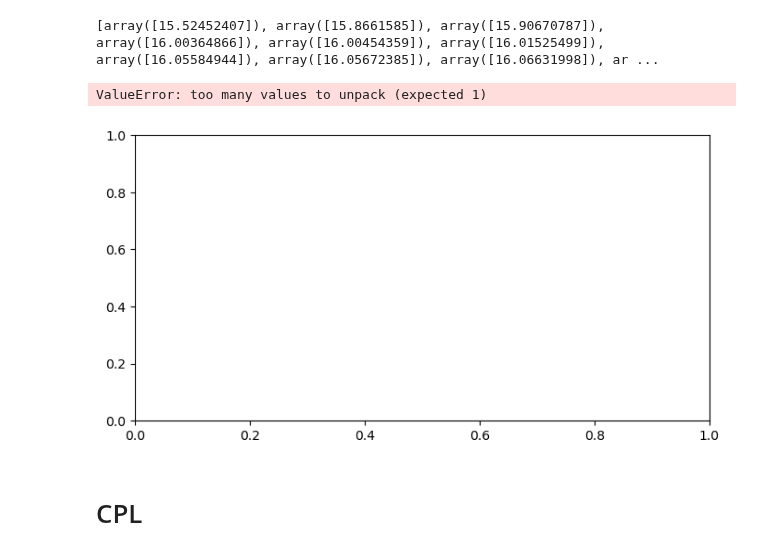
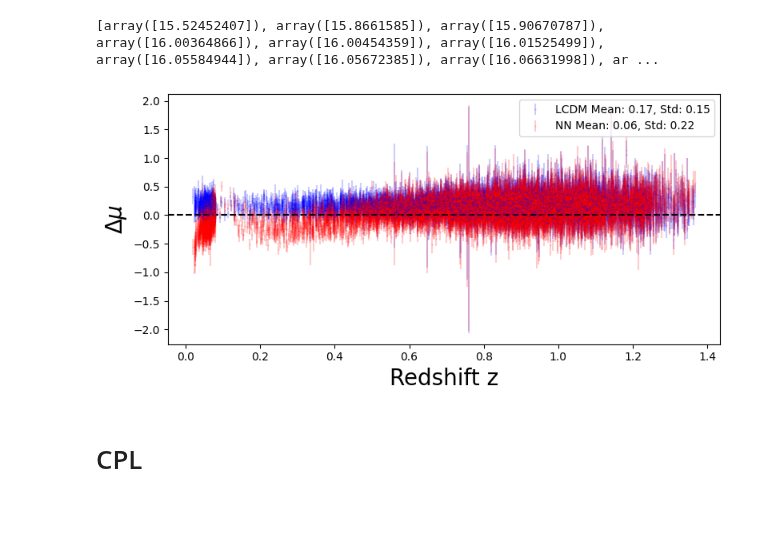
Before and after one commit to igomezv/LSST_DE_neural_reconstruction, a Jupyter notebook: Ayan/2_Large_Data_CPL.ipynb, the cells around one changed output. Saved outputs shown, nothing was run; the diff lists cells and outputs as text; code cells hidden in the pictures; blank space fills up the shorter version.

Commit message:
fix errors in plots

```diff
--- a/Ayan/2_Large_Data_CPL.ipynb
+++ b/Ayan/2_Large_Data_CPL.ipynb
@@ -229,32 +220,31 @@ print(flcdm)
 # %%
 import matplotlib.pyplot as plt
 import seaborn as sns
 
-flcdm_1d = np.array([item for item in flcdm])
+flcdm_1d = np.array([item[0]for item in flcdm])
 flcdm = flcdm_1d
 # Compute residuals
 residuals_lcdm = df_data['MU'].values - (flcdm +19)
 residuals_neural = df_data['MU'].values - prediction_mc_dropout[:,0]
 
 # Create a figure and set up a gridspec for the main plot and residuals
 plt.figure(figsize=(8,4))
 # Residual plot
 plt.errorbar(df_data['zCMB'], residuals_lcdm, df_data['errors'],
              fmt='b.', markersize=1, alpha=0.2, label=f'LCDM Mean: {np.mean(residuals_lcdm):.2f}, Std: {np.std(residuals_lcdm):.2f}')
 plt.errorbar(df_data['zCMB'], residuals_neural, df_data['errors'],
              fmt='r.', markersize=1, alpha=0.2, label=f'NN Mean: {np.mean(residuals_neural):.2f}, Std: {np.std(residuals_neural):.2f}')
 plt.axhline(0, color='black', linestyle='--')
 plt.xlabel("Redshift z", fontsize=20)
 plt.ylabel("$\\Delta \\mu$", fontsize=20)
 plt.legend()
 plt.grid(False)
 #sns.despine(ax=ax_resid)
 
 plt.tight_layout()
 plt.show()
 # %% [output]
-ValueError: too many values to unpack (expected 1)
-[figure, old version]
+[figure, new version]
 # %%
 #np.sort(prediction_mc_dropout[:,0])-19
 # %%
```
Also changed, not shown: parts of 15 cells of this notebook.
